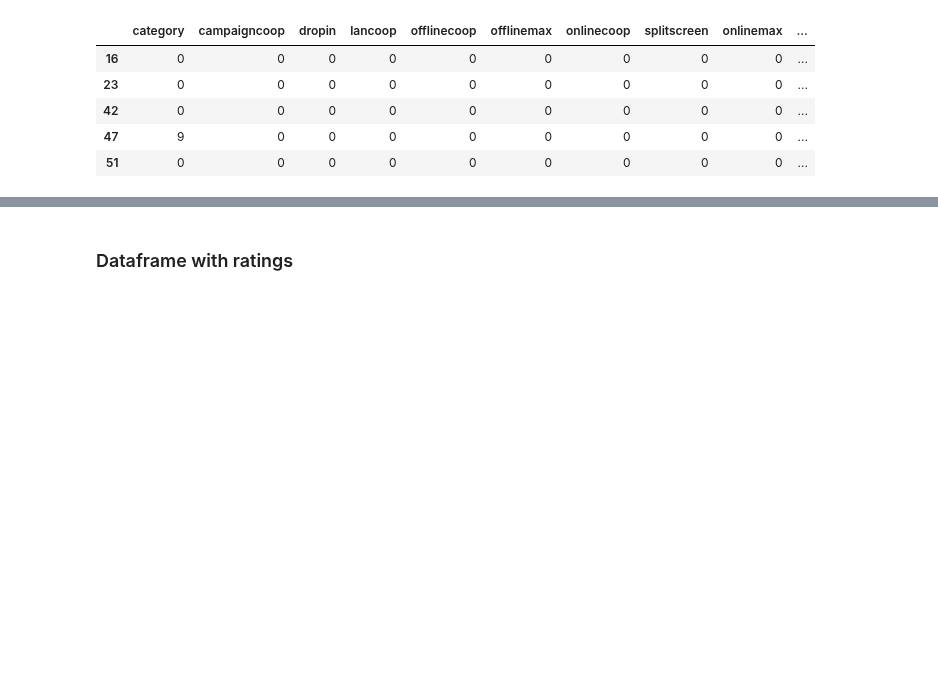
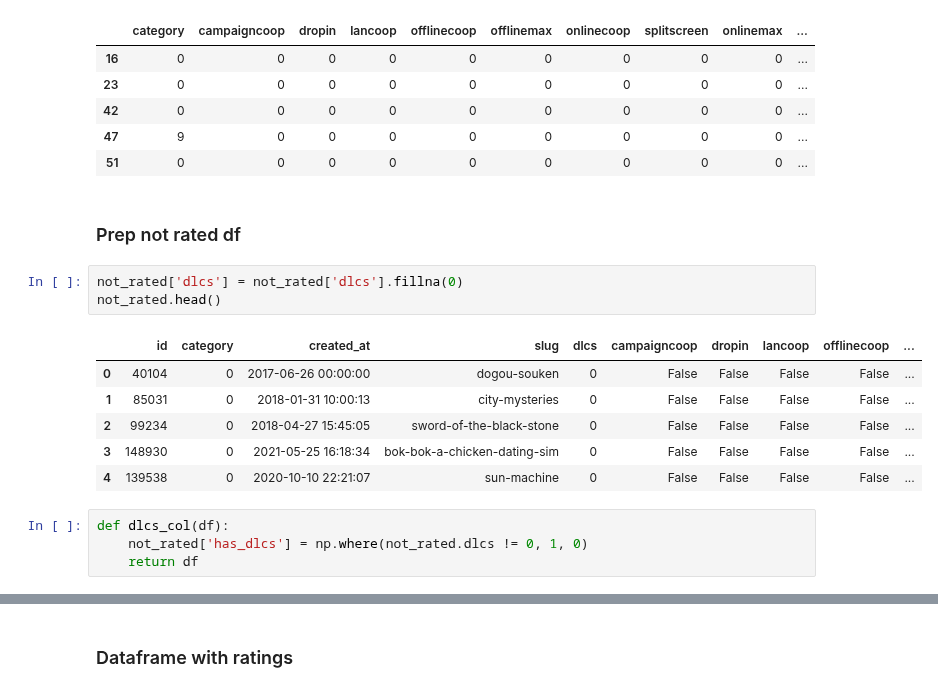
Before and after one commit to MrEnigmamgine/Videogame-Capstone_fork, a Jupyter notebook: Lindy_workbook.ipynb, the cells around one changed output, grey strips where cells are left out. Saved outputs shown, nothing was run; the diff lists cells and outputs as text; blank space fills up the shorter version.

```diff
--- a/Lindy_workbook.ipynb
+++ b/Lindy_workbook.ipynb
@@ -673,3 +689,19 @@ game_ratings.head()
 | 42 | 0 | 0 | 0 | 0 | 0 | 0 | 0 | 0 | 0 | ... |
 | 47 | 9 | 0 | 0 | 0 | 0 | 0 | 0 | 0 | 0 | ... |
 | 51 | 0 | 0 | 0 | 0 | 0 | 0 | 0 | 0 | 0 | ... |
+# %% [markdown]
+### Prep not rated df
+# %%
+not_rated['dlcs'] = not_rated['dlcs'].fillna(0)
+not_rated.head()
+# %% [output]
+|  | id | category | created_at | slug | dlcs | campaigncoop | dropin | lancoop | offlinecoop | ... |
+| 0 | 40104 | 0 | 2017-06-26 00:00:00 | dogou-souken | 0 | False | False | False | False | ... |
+| 1 | 85031 | 0 | 2018-01-31 10:00:13 | city-mysteries | 0 | False | False | False | False | ... |
+| 2 | 99234 | 0 | 2018-04-27 15:45:05 | sword-of-the-black-stone | 0 | False | False | False | False | ... |
+| 3 | 148930 | 0 | 2021-05-25 16:18:34 | bok-bok-a-chicken-dating-sim | 0 | False | False | False | False | ... |
+| 4 | 139538 | 0 | 2020-10-10 22:21:07 | sun-machine | 0 | False | False | False | False | ... |
+# %%
+def dlcs_col(df):
+    not_rated['has_dlcs'] = np.where(not_rated.dlcs != 0, 1, 0)
+    return df
```
Also changed, not shown: parts of 114 cells of this notebook.
